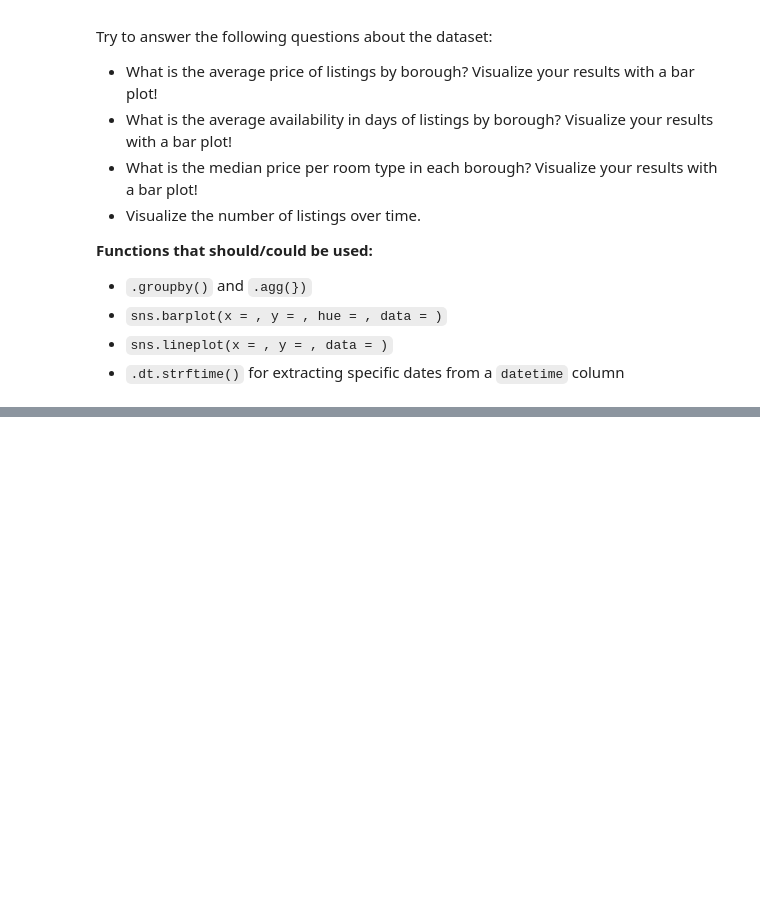
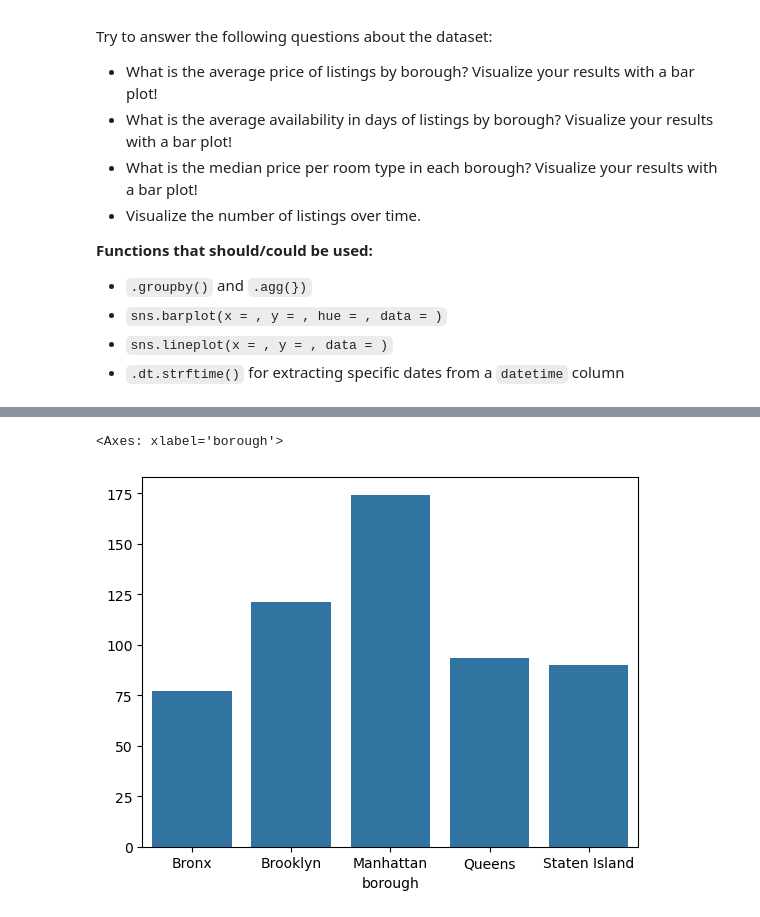
Before and after one commit to Ala-Eddine-Mezdoud/data_mining, a Jupyter notebook: Lab 2/Part2/Lab2-pre-processing - part2.ipynb, the cells around one changed output, grey strips where cells are left out. Drawn from its saved outputs; the diff is of its cells as text; code cells hidden in the pictures; blank space fills up the shorter version.

Commit message:
seaborn visualisation

```diff
--- a/Lab 2/Part2/Lab2-pre-processing - part2.ipynb
+++ b/Lab 2/Part2/Lab2-pre-processing - part2.ipynb
@@ -886,0 +898,3 @@ Try to answer the following questions about the dataset:
+# %%
+avg_price_by_borough = airbnb_agg.groupby('borough')['price'].mean()
+avg_price_by_borough
@@ -886,0 +909,5 @@ Try to answer the following questions about the dataset:
+# %%
+sns.barplot(x=avg_price_by_borough.index, y=avg_price_by_borough.values)
+# %% [output]
+<Axes: xlabel='borough'>
+[figure, added]
```
Also changed, not shown: parts of 13 cells of this notebook, 1 other file.
